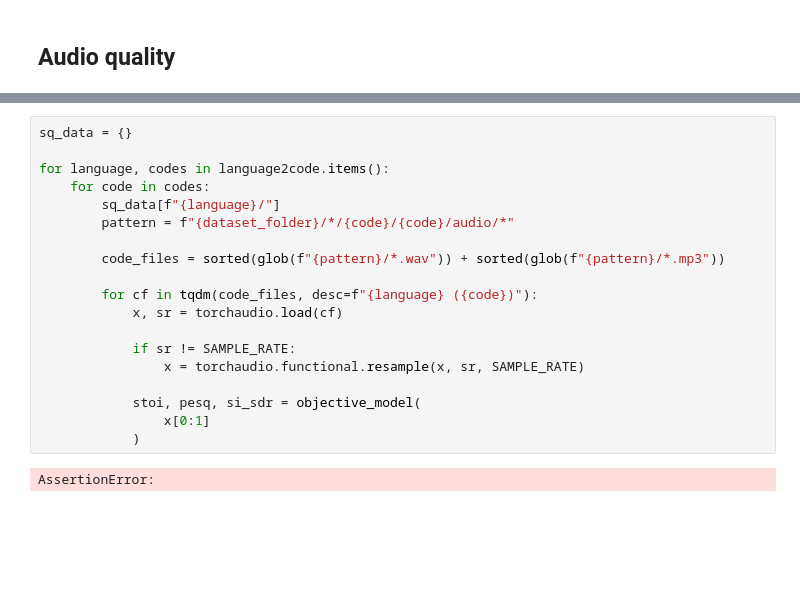
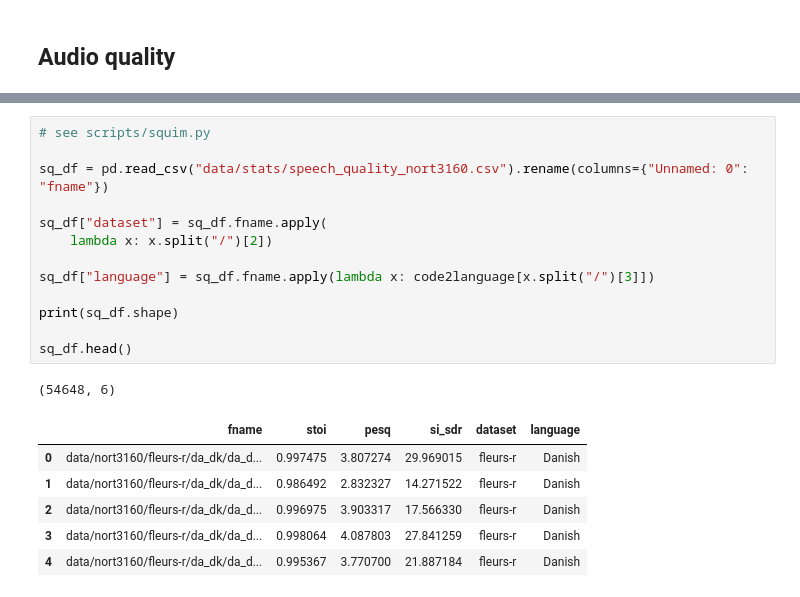
Before and after one commit to Neclow/mlops_project, a Jupyter notebook: data_quality.ipynb, the cells around one changed output, grey strips where cells are left out. Drawn from its saved outputs; the diff is of its cells as text; blank space fills up the shorter version.

```diff
--- a/data_quality.ipynb
+++ b/data_quality.ipynb
@@ -527,21 +447,21 @@ pd.DataFrame.from_dict(sq_data, orient="index")
-# %%
-sq_data = {}
-
-for language, codes in language2code.items():
-    for code in codes:
-        sq_data[f"{language}/"]
-        pattern = f"{dataset_folder}/*/{code}/{code}/audio/*"
-
-        code_files = sorted(glob(f"{pattern}/*.wav")) + sorted(glob(f"{pattern}/*.mp3"))
-
-        for cf in tqdm(code_files, desc=f"{language} ({code})"):
-            x, sr = torchaudio.load(cf)
-
-            if sr != SAMPLE_RATE:
-                x = torchaudio.functional.resample(x, sr, SAMPLE_RATE)
-
-            stoi, pesq, si_sdr = objective_model(
-                x[0:1]
-            )
-# %% [output]
-AssertionError:
+# %%
+# see scripts/squim.py
+
+sq_df = pd.read_csv("data/stats/speech_quality_nort3160.csv").rename(columns={"Unnamed: 0": "fname"})
+
+sq_df["dataset"] = sq_df.fname.apply(
+    lambda x: x.split("/")[2])
+
+sq_df["language"] = sq_df.fname.apply(lambda x: code2language[x.split("/")[3]])
+
+print(sq_df.shape)
+
+sq_df.head()
+# %% [output]
+(54648, 6)
+|  | fname | stoi | pesq | si_sdr | dataset | language |
+| 0 | data/nort3160/fleurs-r/da_dk/da_d... | 0.997475 | 3.807274 | 29.969015 | fleurs-r | Danish |
+| 1 | data/nort3160/fleurs-r/da_dk/da_d... | 0.986492 | 2.832327 | 14.271522 | fleurs-r | Danish |
+| 2 | data/nort3160/fleurs-r/da_dk/da_d... | 0.996975 | 3.903317 | 17.566330 | fleurs-r | Danish |
+| 3 | data/nort3160/fleurs-r/da_dk/da_d... | 0.998064 | 4.087803 | 27.841259 | fleurs-r | Danish |
+| 4 | data/nort3160/fleurs-r/da_dk/da_d... | 0.995367 | 3.770700 | 21.887184 | fleurs-r | Danish |
```
Also changed, not shown: parts of 10 cells of this notebook, 4 other files.
